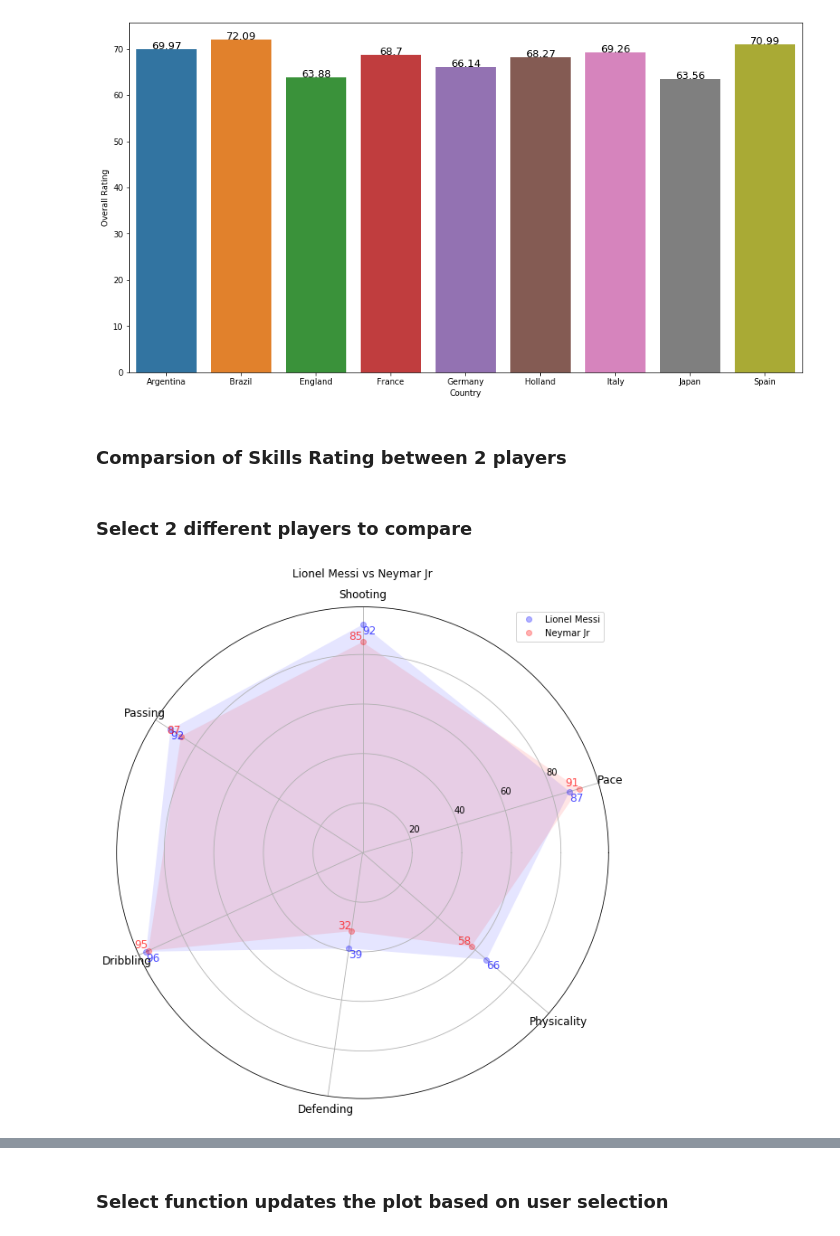
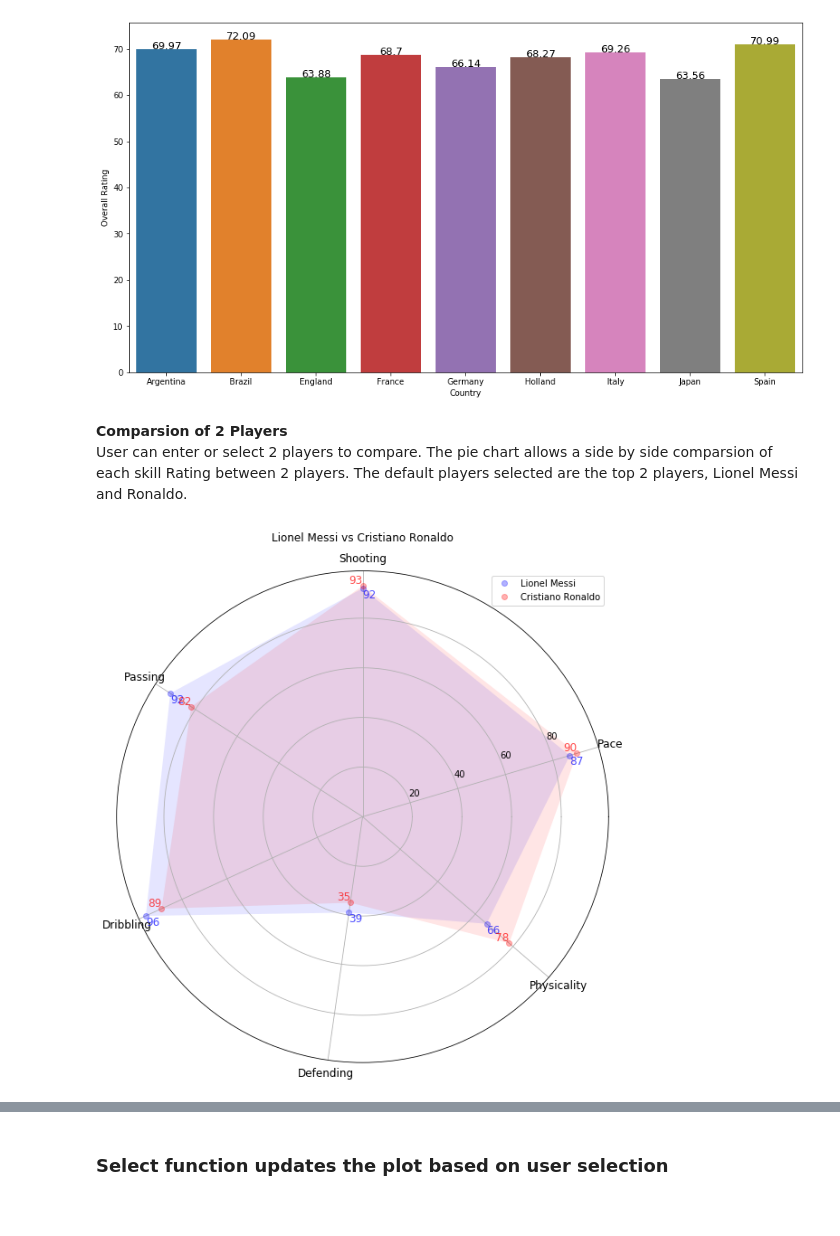
Before and after one commit to yte9pc/FIFA-20-Interactive-App, a Jupyter notebook: FIFAApp.ipynb, the cells around one changed output, grey strips where cells are left out. Saved outputs shown, nothing was run; the diff lists cells and outputs as text; code cells hidden in the pictures.

```diff
--- a/FIFAApp.ipynb
+++ b/FIFAApp.ipynb
@@ -81,8 +93,10 @@ def barlabel(series):
 barlabel(by_country)
 # %% [output]
 [figure]
-# %% [markdown]
-### Comparsion of Skills Rating between 2 players
+# %% [markdown]
+**Comparsion of 2 Players**
+<br>
+User can enter or select 2 players to compare. The pie chart allows a side by side comparsion of each skill Rating between 2 players. The default players selected are the top 2 players, Lionel Messi and Ronaldo.
 # %%
 data = fifa[['Name','Pace', 'Shooting','Passing', 'Dribbling', 'Defending', 'Physicality']]
 HeatmapData = data.groupby('Name').mean()
@@ -97,28 +111,26 @@ for i in range(N):
     angles2.append(ang)
 angles2.sort()
 angles = [ math.radians(i) for i in angles2]
-# %% [markdown]
-### Select 2 different players to compare
 # %%
 name = fifa.Name.tolist()[0]
-name2 = fifa.Name.tolist()[2]
+name2 = fifa.Name.tolist()[1]
 stats = HeatmapData.loc[name, labels]
 
 fig1 = plt.figure(figsize=(12,10))
 ax1 = fig1.add_subplot(111, polar=True)
 ax1.plot(angles, stats, 'bo', linewidth=1,alpha=0.3)
 ax1.fill(angles, stats, 'b', alpha=0.1)
 stats2=HeatmapData.loc[name2,labels]
 ax1.plot(angles, stats2, 'ro', linewidth=1,alpha=0.3)
 ax1.fill(angles, stats2, 'r', alpha=0.1)
 ax1.set_thetagrids(angles2, labels, fontsize=12)
 ax1.set_title(name + " vs " + name2)
 ax1.set_label('Label via method')
 for i in range(N):
     ax1.text(angles[i], stats[i], str(int(stats[i])),color='blue', alpha=0.7,fontsize=12,verticalalignment='top', horizontalalignment='left',)
     ax1.text(angles[i], stats2[i], str(int(stats2[i])),color='red', alpha=0.7,fontsize=12,verticalalignment='bottom', horizontalalignment='right')
 ax1.legend([name, name2], loc=1)
 ax1.grid(True)
 # %% [output]
-[figure, old version]
+[figure, new version]
 # %% [markdown]
```
Also changed, not shown: parts of 23 cells of this notebook.
